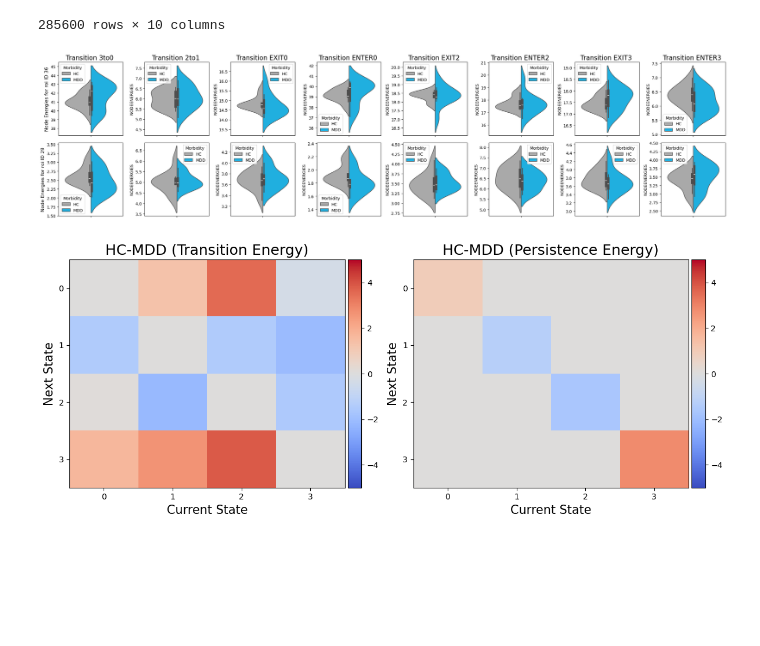
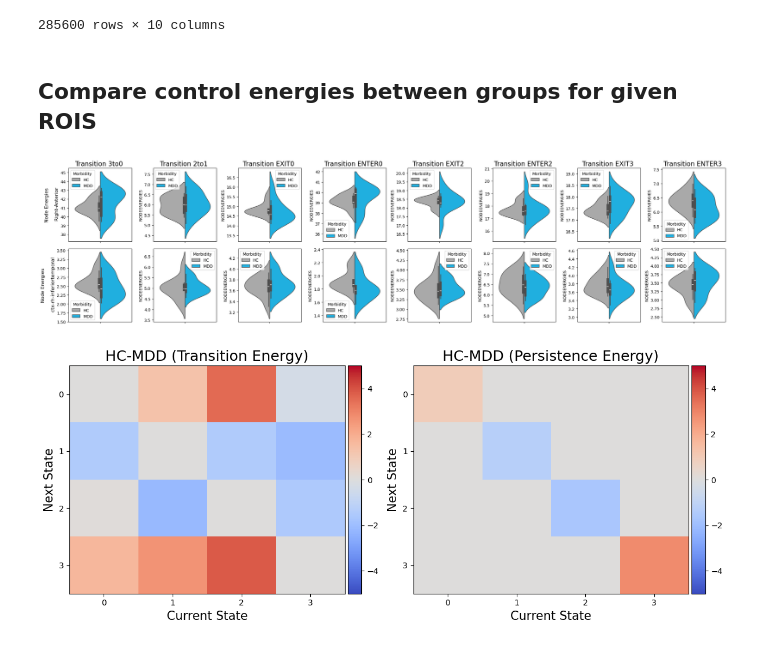
Before and after one commit to ulgenklc/Brain_states, a Jupyter notebook: tutorial.ipynb, the cells around one changed output. Cells and saved outputs as stored; diff of their text form; code cells hidden in the pictures; blank space fills up the shorter version.

```diff
--- a/tutorial.ipynb
+++ b/tutorial.ipynb
@@ -101,7 +101,7 @@ def dwell_times(labels, K, t_r, thresh = 1):
 def get_yeo_networks(states, yeo8, resampled_aparcaseg, size, K):
     all_cos = []
     for k in range(K):
-        yeo_array = yeo8.get_fdata()
+        yeo_array = yeo8.get_fdata()[:,:,:,0]
         aparc_array = resampled_aparcaseg.get_fdata()
 
         cos_sim = []
@@ -210,6 +210,25 @@ def radar_factory(num_vars, frame='circle'):
     register_projection(RadarAxes)
     return theta
 
+def organize_stats(tempdf):
+    # Remove commas from string values in the DataFrame (e.g., "1,234" → "1234")
+    # This helps ensure numeric columns are clean for later processing.
+    df = tempdf.map(lambda x: x.replace(',', '') if isinstance(x, str) else x)
+
+    # Split the first column's values into multiple columns based on one or more spaces
+    # (regex '\s+' matches one or more whitespace characters)
+    df_split = df[df.keys()[0]].str.split(r'\s+', expand=True)
+
+    # Assign descriptive names to the new columns
+    # The last column is unnamed because it might contain an extra blank split
+    df_split.columns = ["ROI", "Name", "Type", "Volume-mm3", ""]
+
+    # Drop the unnecessary empty column that resulted from splitting
+    df_cleaned = df_split.drop(columns=[''])
+
+    # Return the cleaned DataFrame
+    return df_cleaned
+
 
 # Function to generate a single random adjacency matrix
 def random_adjacency(n):
@@ -267,7 +286,7 @@ def NCT_multi(healthyID, mddID, DTI_matrix, states, K, size, time_h = 1, rho = 1
 
     return(t_energies, n_energies, s_trajectories, c_signals, t_energies_pers, n_energies_pers, s_trajectories_pers, c_signals_pers)
 # %%
-working_path = '/Path/to/Brain_states'
+working_path = '/Path/to/Brain_states/'
 
 # Adjust your Parameters
 size = 85          # number of regions
@@ -574,3 +593,6 @@ brain = nib.load(working_path + 'BIDS_dir/derivatives/cmp-v3.1.0/sub-001/ses-1/a
 aparcaseg = nib.load(working_path + 'BIDS_dir/derivatives/cmp-v3.1.0/sub-001/ses-1/anat/sub-001_ses-1_atlas-L2018_res-scale1_dseg.nii.gz') # Whole-brain parcellation
 yeo7 = nib.load(working_path + 'BIDS_dir/code/Yeo_JNeurophysiol11_MNI152/Yeo2011_7Networks_MNI152_FreeSurferConformed1mm.nii.gz')
 yeo7rois = pd.read_csv(working_path + 'BIDS_dir/code/Yeo_JNeurophysiol11_MNI152/7NetworksOrderedNames.csv')
+
+df_stats = pd.read_csv(working_path+ 'BIDS_dir/derivatives/cmp-v3.1.0/sub-001/ses-1/anat/sub-001_ses-1_atlas-L2018_res-scale1_stats.tsv',  delimiter=  '\t')
+df_info = organize_stats(df_stats)
@@ -592,7 +630,7 @@ plot_stat_map(resampled_yeo7, cmap='Paired', axes=ax[1], bg_img=brain, transpare
 ax[1].set_title('Native brain parcellation (Yeo7, N = 7)', fontsize=10)
 
 # List of label IDs corresponding to subcortical regions in aparcaseg
-subcortical_inds = ['42', '43', '44', '45', '46', '47', '48', '49','91', '92', '93', '94', '95', '96', '97', '98', '99']
+subcortical_inds = df_info[(df_info.Type == 'subcortical')].ROI.to_numpy()
 # Find voxel indices for each subcortical region in the resampled aparcaseg
 subcortical_args = [np.where(resampled_aparcaseg.get_fdata() == int(si)) for si in subcortical_inds]
 
@@ -1132,19 +1170,21 @@ dfff_nct
 | 285598 | 609 | MDD | 0 | 61 | 0 | ENTER3 | 83 | 76.249451 | RRS_RF | ... |
 | 285599 | 609 | MDD | 0 | 61 | 0 | ENTER3 | 84 | 7.567472 | RRS_RF | ... |
 285600 rows × 10 columns
+# %% [markdown]
+## Compare control energies between groups for given ROIS
 # %%
 ROIs = [np.random.randint(40) for _ in range(2)]
 
 fig, ax = plt.subplots(2,8, figsize=(24,6))
 for s,st_trans in enumerate(['3to0', '2to1', 'EXIT0', 'ENTER0', 'EXIT2', 'ENTER2', 'EXIT3', 'ENTER3']):
     for n,roi in enumerate(ROIs):
         sns.violinplot(data = dfff_nct[(dfff_nct.ROI == roi)&(dfff_nct.CLINICALMES=='QIDS')&(dfff_nct.STATETRANS == st_trans)], y = 'NODEENERGIES', ax = ax[n][s], hue = 'Morbidity', palette=my_pal, split = True)
         ax[0][s].set_title(f"Transition %s "%st_trans, fontsize = 16)
         ax[n][s].tick_params(axis='both', which='major', labelsize=10)
-        ax[n][0].set_ylabel('Node Energies for roi ID %d'%roi, fontsize = 12)
+        ax[n][0].set_ylabel(f'Node Energies\n\n %s'%df_info[df_info.ROI=='%s'%roi].Name.iloc[0], fontsize = 12)
 plt.tight_layout()
 # %% [output]
-[figure, old version]
+[figure, new version]
 # %%
 ids_, type_, sex_, age_, meds_ = [], [], [], [], []  # Initialize subject and demographic lists
 st_trans_, te_, tp_ = [], [], []  # Initialize state transition, total energy, and transition probability lists
```
Also changed, not shown: parts of 7 cells of this notebook.
